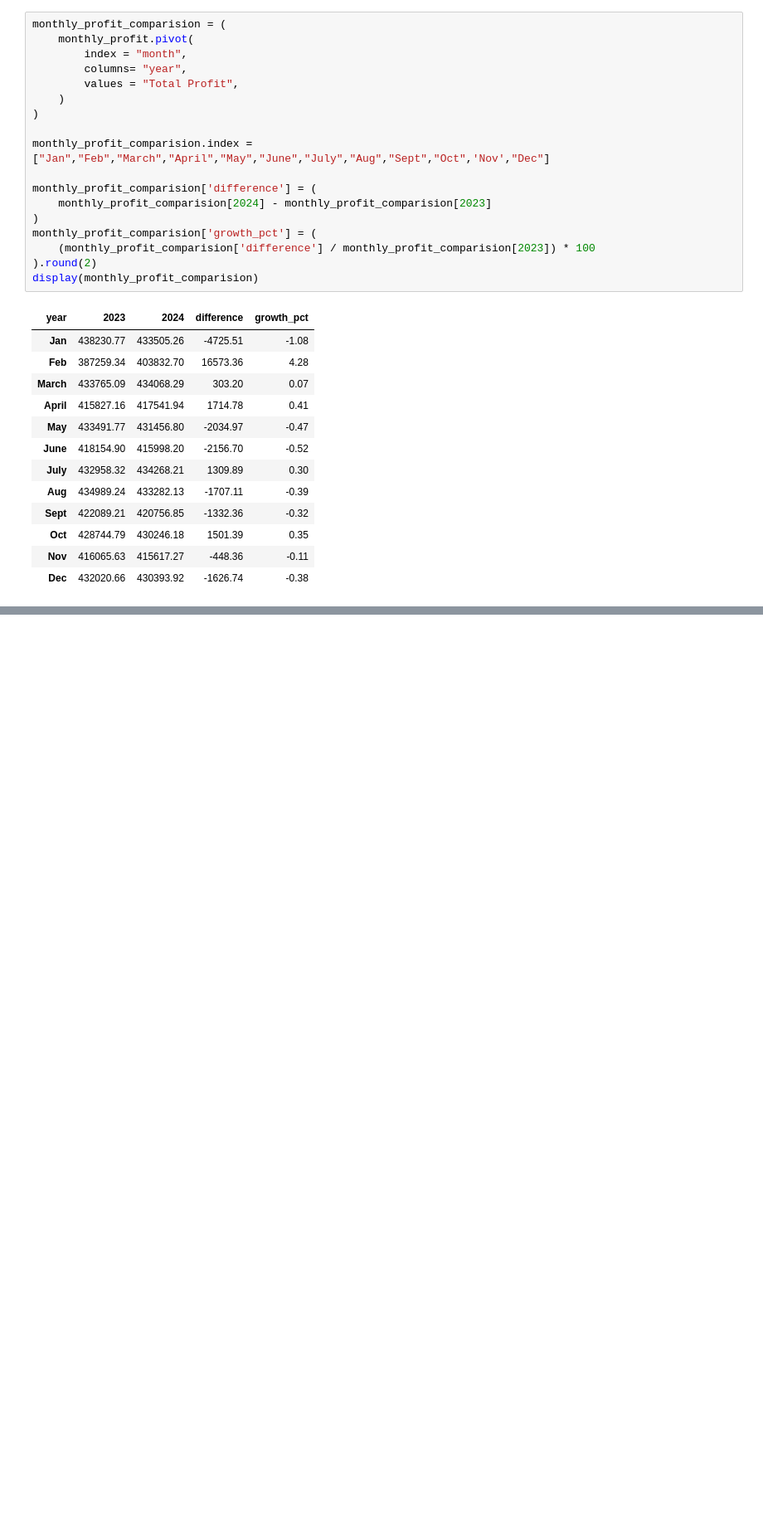
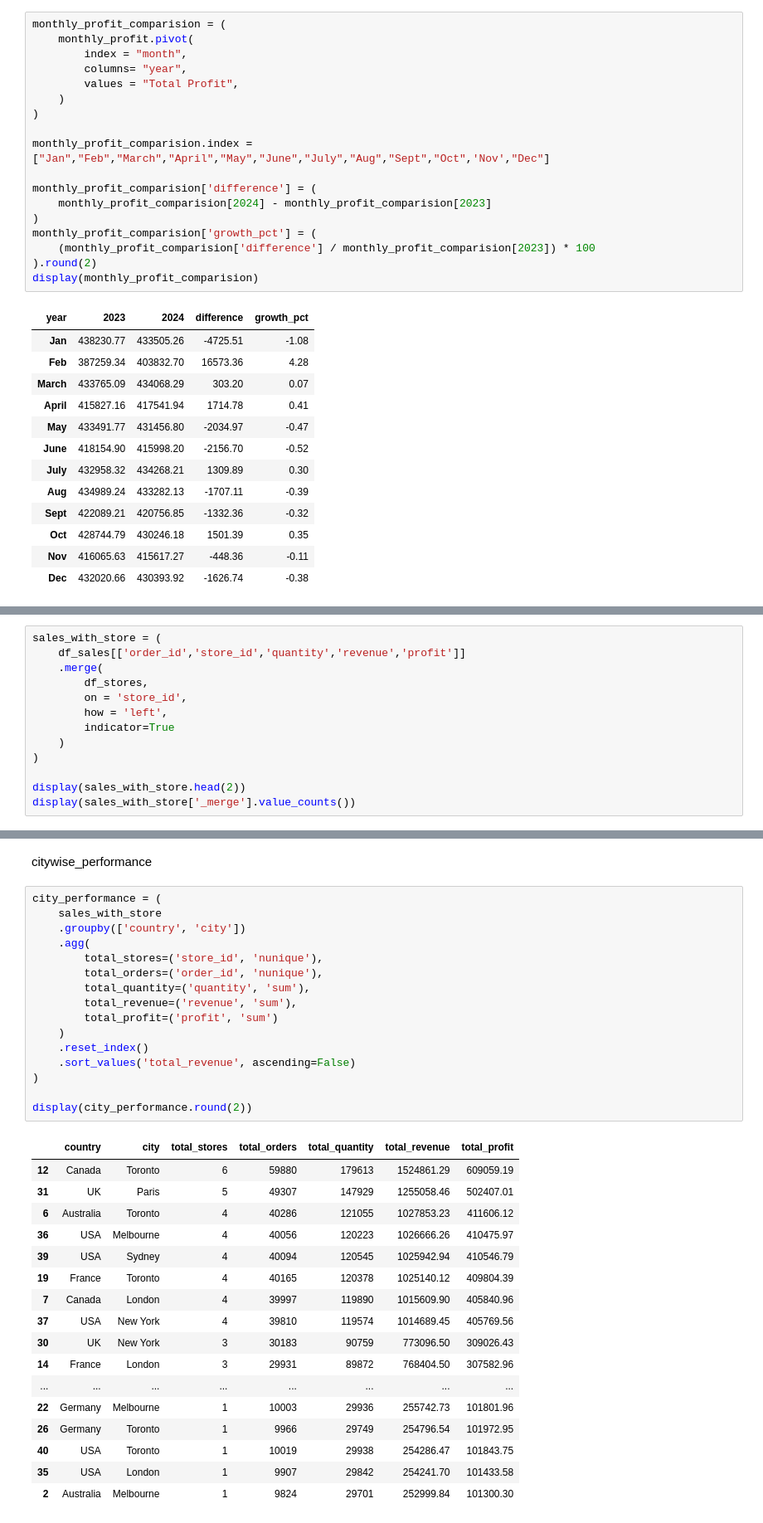
Before and after one commit to Devendra-afk/Retail_Stores_Analysis, a Jupyter notebook: python/notebooks/01_sales_eda.ipynb, the cells around one changed output, grey strips where cells are left out. Shown at 83% size. Saved outputs shown, nothing was run; the diff lists cells and outputs as text; blank space fills up the shorter version.

Commit message:
completed sales-time comp, product-wise-analysis,customerwise-analysis and ongoing store-city analysis

```diff
--- a/python/notebooks/01_sales_eda.ipynb
+++ b/python/notebooks/01_sales_eda.ipynb
@@ -460,0 +1136,13 @@ Revenue generated in 2024 is greater than 2023 by: 15916.32
+# %%
+sales_with_store = (
+    df_sales[['order_id','store_id','quantity','revenue','profit']]
+    .merge(
+        df_stores,
+        on = 'store_id',
+        how = 'left',
+        indicator=True
+    )
+)
+
+display(sales_with_store.head(2))
+display(sales_with_store['_merge'].value_counts())
@@ -460,0 +1158,36 @@ Revenue generated in 2024 is greater than 2023 by: 15916.32
+# %% [markdown]
+citywise_performance
+# %%
+city_performance = (
+    sales_with_store
+    .groupby(['country', 'city'])
+    .agg(
+        total_stores=('store_id', 'nunique'),
+        total_orders=('order_id', 'nunique'),
+        total_quantity=('quantity', 'sum'),
+        total_revenue=('revenue', 'sum'),
+        total_profit=('profit', 'sum')
+    )
+    .reset_index()
+    .sort_values('total_revenue', ascending=False)
+)
+
+display(city_performance.round(2))
+# %% [output]
+|  | country | city | total_stores | total_orders | total_quantity | total_revenue | total_profit |
+| 12 | Canada | Toronto | 6 | 59880 | 179613 | 1524861.29 | 609059.19 |
+| 31 | UK | Paris | 5 | 49307 | 147929 | 1255058.46 | 502407.01 |
+| 6 | Australia | Toronto | 4 | 40286 | 121055 | 1027853.23 | 411606.12 |
+| 36 | USA | Melbourne | 4 | 40056 | 120223 | 1026666.26 | 410475.97 |
+| 39 | USA | Sydney | 4 | 40094 | 120545 | 1025942.94 | 410546.79 |
+| 19 | France | Toronto | 4 | 40165 | 120378 | 1025140.12 | 409804.39 |
+| 7 | Canada | London | 4 | 39997 | 119890 | 1015609.90 | 405840.96 |
+| 37 | USA | New York | 4 | 39810 | 119574 | 1014689.45 | 405769.56 |
+| 30 | UK | New York | 3 | 30183 | 90759 | 773096.50 | 309026.43 |
+| 14 | France | London | 3 | 29931 | 89872 | 768404.50 | 307582.96 |
+| ... | ... | ... | ... | ... | ... | ... | ... |
+| 22 | Germany | Melbourne | 1 | 10003 | 29936 | 255742.73 | 101801.96 |
+| 26 | Germany | Toronto | 1 | 9966 | 29749 | 254796.54 | 101972.95 |
+| 40 | USA | Toronto | 1 | 10019 | 29938 | 254286.47 | 101843.75 |
+| 35 | USA | London | 1 | 9907 | 29842 | 254241.70 | 101433.58 |
+| 2 | Australia | Melbourne | 1 | 9824 | 29701 | 252999.84 | 101300.30 |
```
Also changed, not shown: parts of 47 cells of this notebook.
